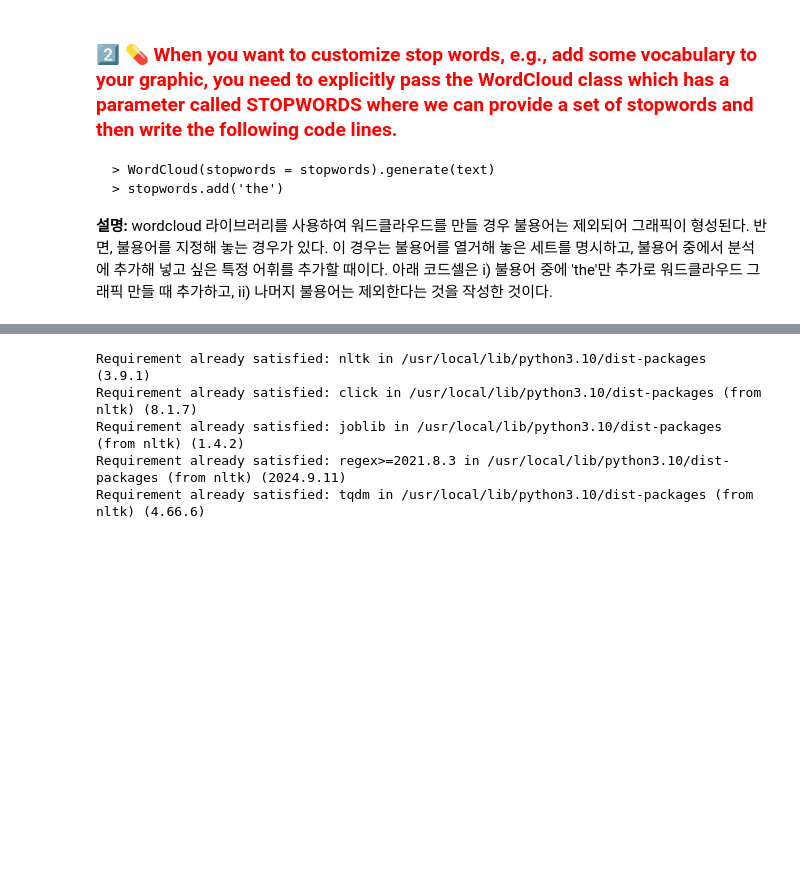
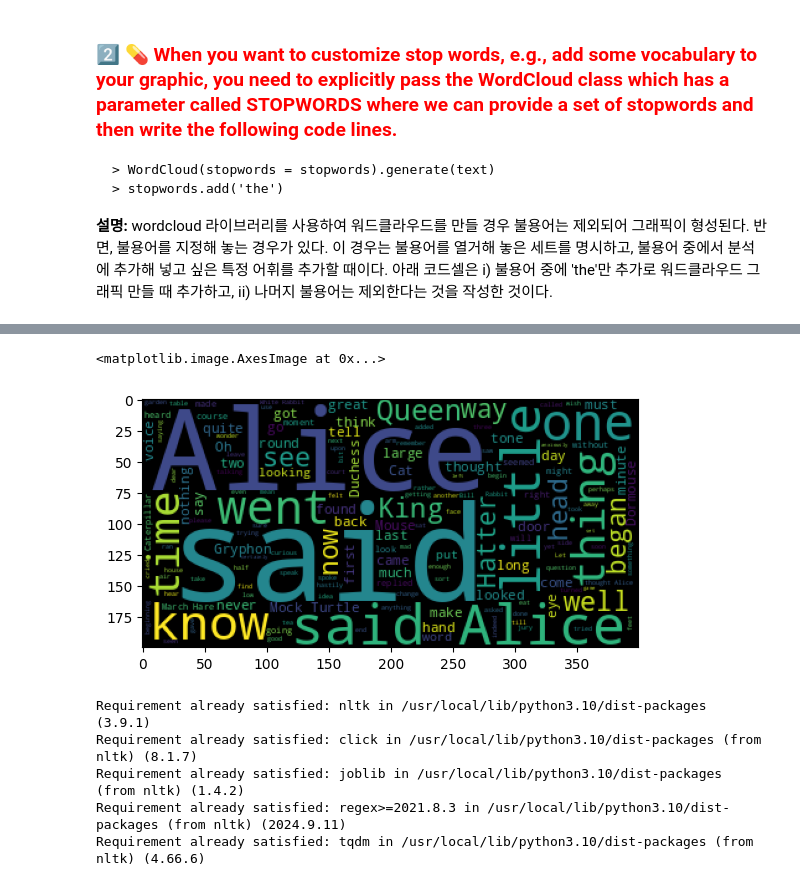
Before and after one commit to kimhj1115/NLP_2024, a Jupyter notebook: 11_moreonnlp.ipynb, the cells around one changed output, grey strips where cells are left out. Drawn from its saved outputs; the diff is of its cells as text; code cells hidden in the pictures; blank space fills up the shorter version.

```diff
--- a/11_moreonnlp.ipynb
+++ b/11_moreonnlp.ipynb
@@ -792,3 +873,21 @@ Requirement already satisfied: tqdm in /usr/local/lib/python3.10/dist-packages (
     > stopwords.add('the')
 
 **설명:** wordcloud 라이브러리를 사용하여 워드클라우드를 만들 경우 불용어는 제외되어 그래픽이 형성된다. 반면, 불용어를 지정해 놓는 경우가 있다. 이 경우는 불용어를 열거해 놓은 세트를 명시하고,  불용어 중에서 분석에 추가해 넣고 싶은 특정 어휘를 추가할 때이다. 아래 코드셀은 i) 불용어 중에 'the'만 추가로 워드클라우드 그래픽 만들 때 추가하고, ii) 나머지 불용어는 제외한다는 것을 작성한 것이다.
+# %%
+!pip install nltk
+import nltk
+from nltk.tokenize import word_tokenize
+
+from wordcloud import WordCloud, STOPWORDS
+
+nltk.download('gutenberg')
+
+text = nltk.corpus.gutenberg.raw('carroll-alice.txt')
+
+stopwords = set(STOPWORDS)
+
+wc1 = WordCloud(stopwords = stopwords).generate(text)
+stopwords.add('the')
+
+plt.imshow(wc1)
+# %% [output]
@@ -795,3 +901,5 @@ Requirement already satisfied: tqdm in /usr/local/lib/python3.10/dist-packages (
+<matplotlib.image.AxesImage at 0x...>
+[figure, added]
 # %%
 # Install and import nltk for tokenizing words
 !pip install nltk
```
Also changed, not shown: parts of 9 cells of this notebook.
